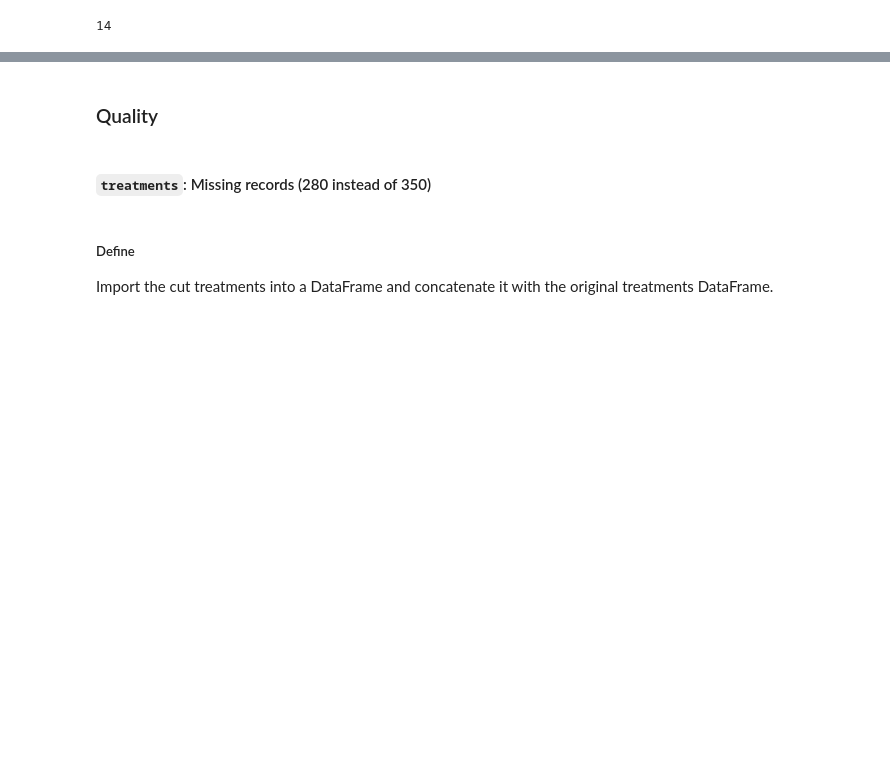
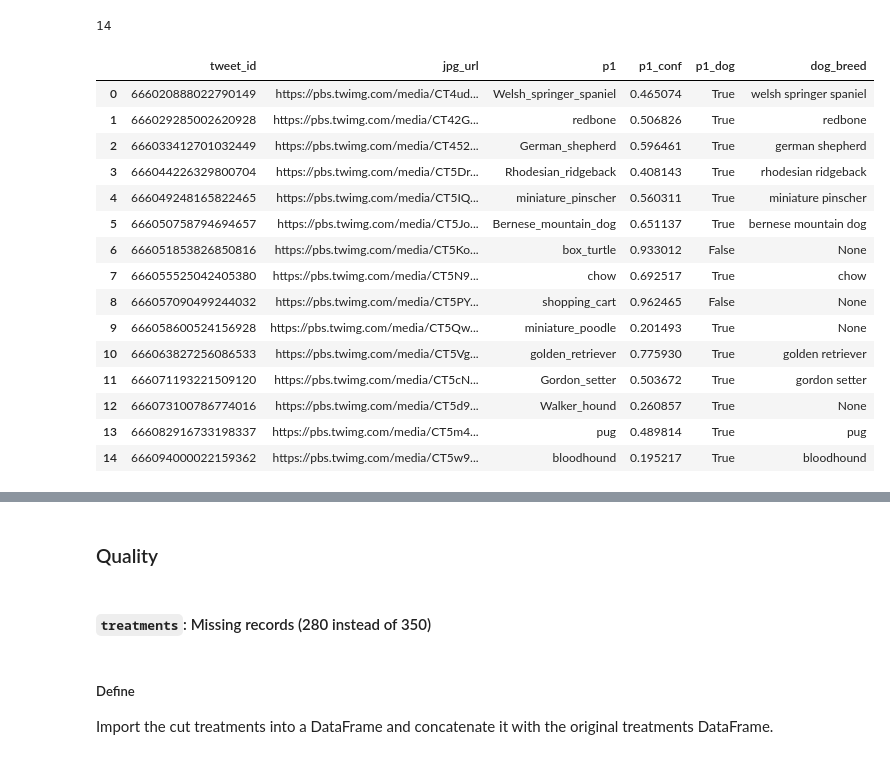
Before and after one commit to schlechu/twitter-weratedogs, a Jupyter notebook: wrangle_act.ipynb, the cells around one changed output, grey strips where cells are left out. Drawn from its saved outputs; the diff is of its cells as text; code cells hidden in the pictures; blank space fills up the shorter version.

Commit message:
feat: begin cleaning portion of the project

```diff
--- a/wrangle_act.ipynb
+++ b/wrangle_act.ipynb
@@ -391,4 +394,8 @@ df1_clean = df1.copy()
 df2_clean = df2.copy()
 df3_clean = df3.copy()
 df4_clean = df4.copy()
+# %%
+df1_clean['tweet_id'] = df1_clean.tweet_id.astype(str)
+df1_clean['timestamp'] = pd.to_datetime(df1_clean.timestamp)
+df2_clean['tweet_id'] = df2_clean.tweet_id.astype(str)
 # %%
@@ -412,2 +448,4 @@ df3.id = df3.id.astype(int)
+# %%
+df2_clean.drop(['img_num', 'p2','p2_conf','p2_dog','p3','p3_conf','p3_dog'], axis=1, inplace=True)
 # %%
-df2['conf'] = [i if i in dog_breeds else None for i in df2.p1.str.lower().str.replace('_', ' ')]
+df2_clean['dog_breed'] = [i if df4_clean['dog_breed'].str.contains(i).any() else None for i in df2_clean.p1.str.lower().str.replace('_', ' ')]
@@ -418,0 +452,19 @@ df.to_clipboard()
+# %%
+df2_clean.head(15)
+# %% [output]
+|  | tweet_id | jpg_url | p1 | p1_conf | p1_dog | dog_breed |
+| 0 | 666020888022790149 | https://pbs.twimg.com/media/CT4ud... | Welsh_springer_spaniel | 0.465074 | True | welsh springer spaniel |
+| 1 | 666029285002620928 | https://pbs.twimg.com/media/CT42G... | redbone | 0.506826 | True | redbone |
+| 2 | 666033412701032449 | https://pbs.twimg.com/media/CT452... | German_shepherd | 0.596461 | True | german shepherd |
+| 3 | 666044226329800704 | https://pbs.twimg.com/media/CT5Dr... | Rhodesian_ridgeback | 0.408143 | True | rhodesian ridgeback |
+| 4 | 666049248165822465 | https://pbs.twimg.com/media/CT5IQ... | miniature_pinscher | 0.560311 | True | miniature pinscher |
+| 5 | 666050758794694657 | https://pbs.twimg.com/media/CT5Jo... | Bernese_mountain_dog | 0.651137 | True | bernese mountain dog |
+| 6 | 666051853826850816 | https://pbs.twimg.com/media/CT5Ko... | box_turtle | 0.933012 | False | None |
+| 7 | 666055525042405380 | https://pbs.twimg.com/media/CT5N9... | chow | 0.692517 | True | chow |
+| 8 | 666057090499244032 | https://pbs.twimg.com/media/CT5PY... | shopping_cart | 0.962465 | False | None |
+| 9 | 666058600524156928 | https://pbs.twimg.com/media/CT5Qw... | miniature_poodle | 0.201493 | True | None |
+| 10 | 666063827256086533 | https://pbs.twimg.com/media/CT5Vg... | golden_retriever | 0.775930 | True | golden retriever |
+| 11 | 666071193221509120 | https://pbs.twimg.com/media/CT5cN... | Gordon_setter | 0.503672 | True | gordon setter |
+| 12 | 666073100786774016 | https://pbs.twimg.com/media/CT5d9... | Walker_hound | 0.260857 | True | None |
+| 13 | 666082916733198337 | https://pbs.twimg.com/media/CT5m4... | pug | 0.489814 | True | pug |
+| 14 | 666094000022159362 | https://pbs.twimg.com/media/CT5w9... | bloodhound | 0.195217 | True | bloodhound |
```
Also changed, not shown: parts of 18 cells of this notebook.
